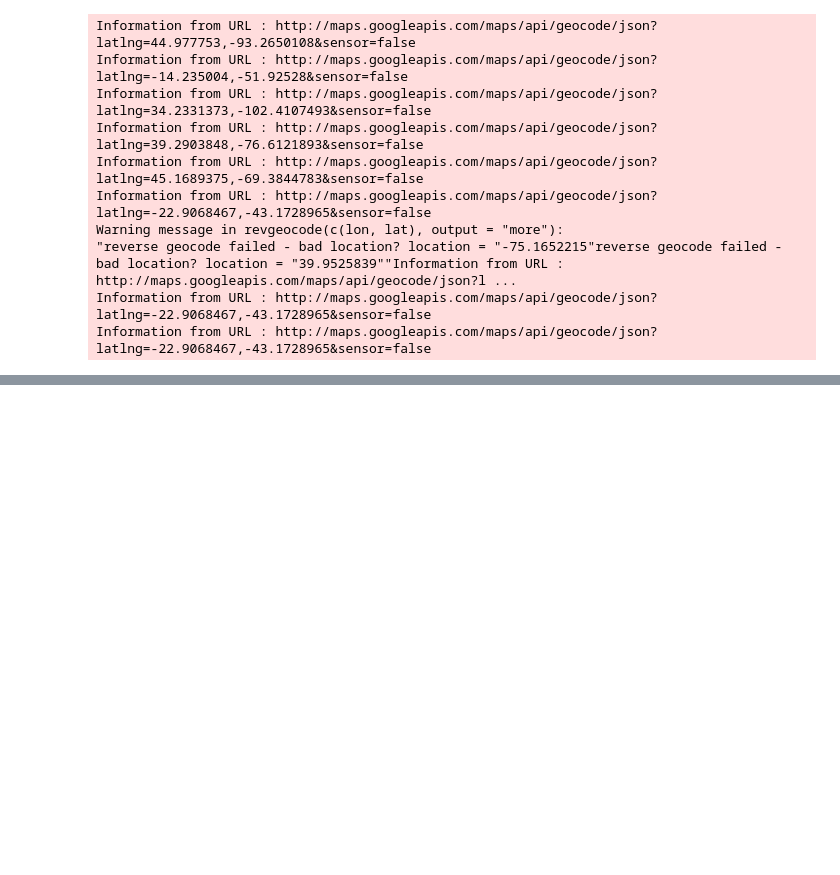
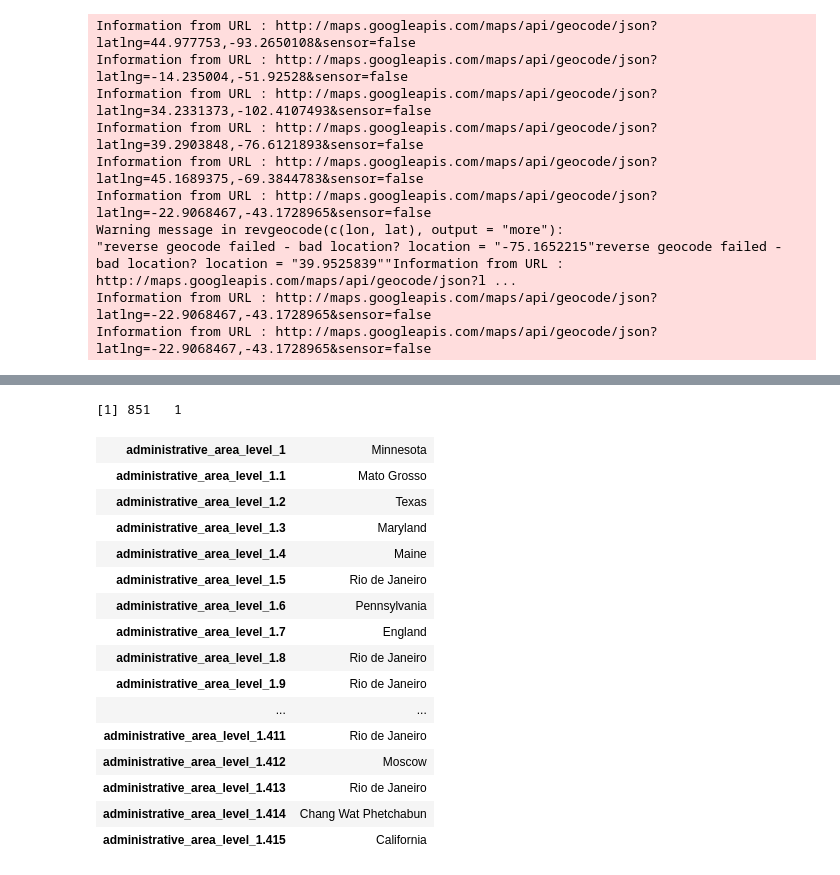
Before and after one commit to venkatsvpr/Exploratory-Data-Analysis, a Jupyter notebook: Twitter.ipynb, the cells around one changed output, grey strips where cells are left out. Saved outputs shown, nothing was run; the diff lists cells and outputs as text; code cells hidden in the pictures; blank space fills up the shorter version.

```diff
--- a/Twitter.ipynb
+++ b/Twitter.ipynb
@@ -334,0 +326,34 @@ res[1]
+# %%
+part1 <-read.csv("twitter_data/twitter_1_200.csv")
+part2 <-read.csv("twitter_data/twitter_2_300.csv")
+part3 <-read.csv("twitter_data/twitter_2_500.csv")
+
+df1 <- data.frame(part1)
+df2 <- data.frame(part2)
+df3 <- data.frame(part3)
+state1 <- df1[ , grepl( "administrative_area_level_1" , names(df1))]
+state2 <- df2[ , grepl( "administrative_area_level_1" , names(df2))]
+state3 <- df3[ , grepl( "administrative_area_level_1" , names(df3))]
+# %%
+state_data <- rbind(t(state1), t(state2))
+state_data <- rbind(state_data, t(state3))
+dim(state_data)
+state_data
+# %% [output]
+[1] 851   1
+| administrative_area_level_1 | Minnesota |
+| administrative_area_level_1.1 | Mato Grosso |
+| administrative_area_level_1.2 | Texas |
+| administrative_area_level_1.3 | Maryland |
+| administrative_area_level_1.4 | Maine |
+| administrative_area_level_1.5 | Rio de Janeiro |
+| administrative_area_level_1.6 | Pennsylvania |
+| administrative_area_level_1.7 | England |
+| administrative_area_level_1.8 | Rio de Janeiro |
+| administrative_area_level_1.9 | Rio de Janeiro |
+| ... | ... |
+| administrative_area_level_1.411 | Rio de Janeiro |
+| administrative_area_level_1.412 | Moscow |
+| administrative_area_level_1.413 | Rio de Janeiro |
+| administrative_area_level_1.414 | Chang Wat Phetchabun |
+| administrative_area_level_1.415 | California |
```
Also changed, not shown: parts of 4 cells of this notebook, 1 other file.
